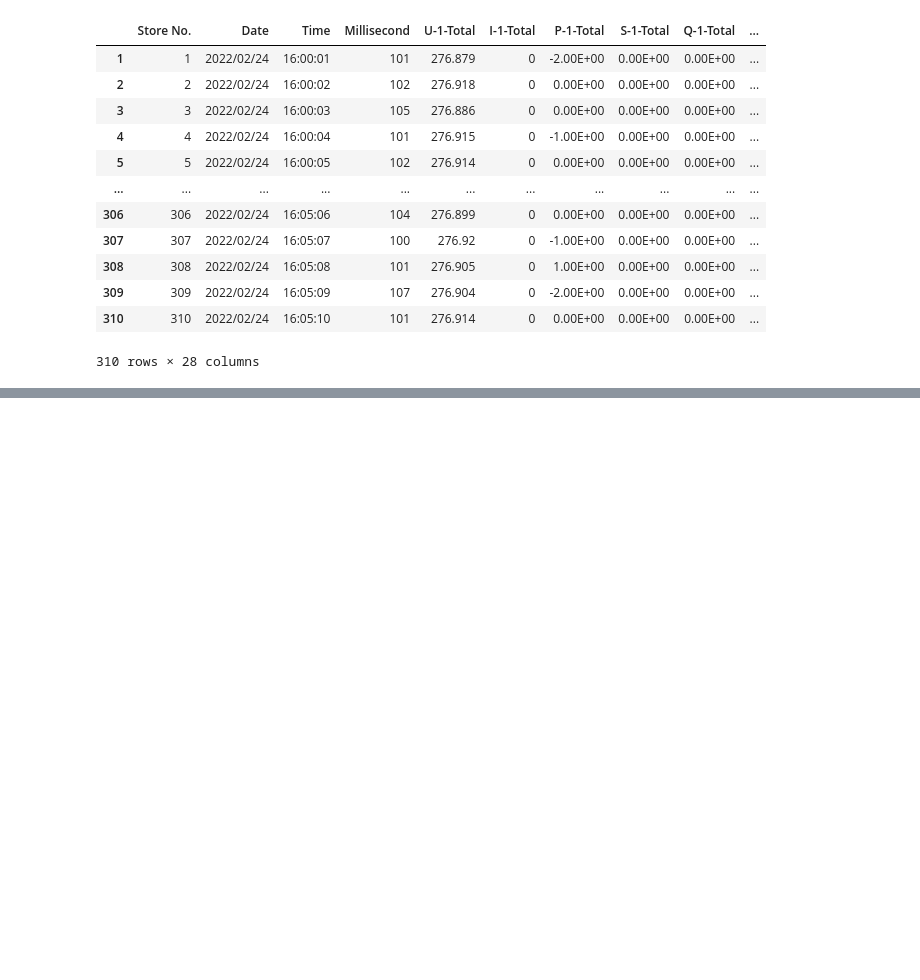
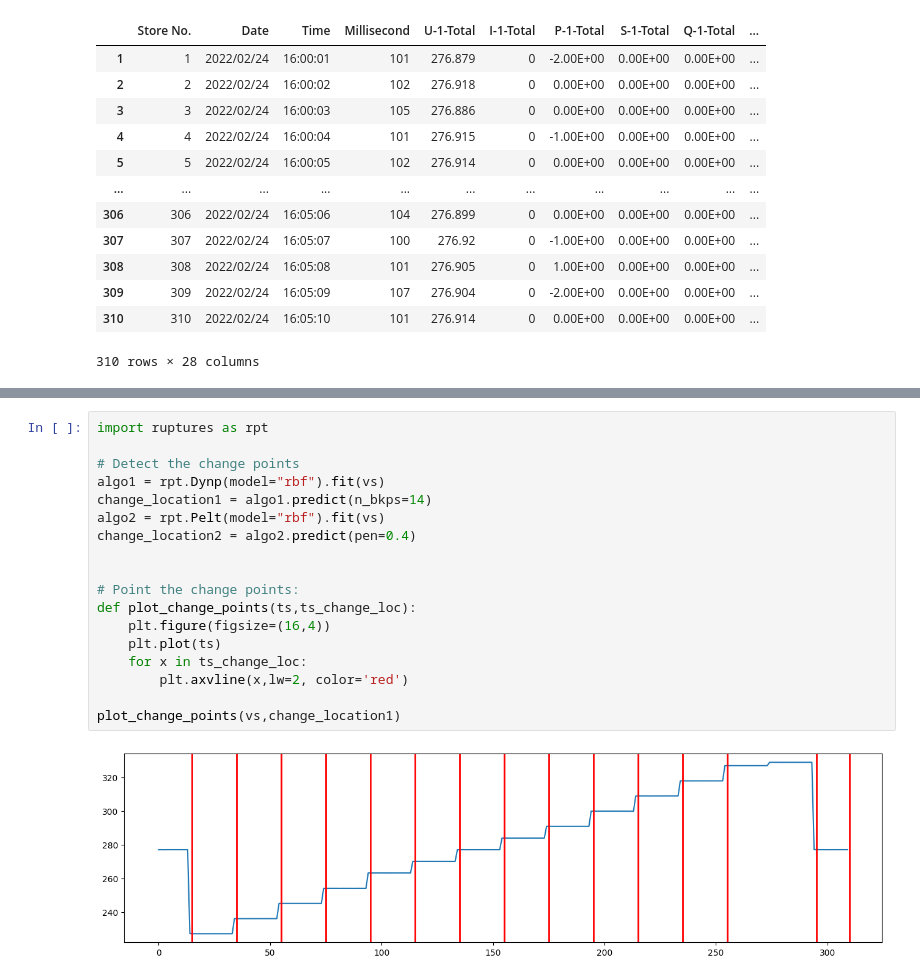
Before and after one commit to elco5/pandas, a Jupyter notebook: wt_viewer.ipynb, the cells around one changed output, grey strips where cells are left out. Drawn from its saved outputs; the diff is of its cells as text; blank space fills up the shorter version.

```diff
--- a/wt_viewer.ipynb
+++ b/wt_viewer.ipynb
@@ -67,0 +103,20 @@ df_trm
+# %%
+import ruptures as rpt
+
+# Detect the change points
+algo1 = rpt.Dynp(model="rbf").fit(vs)
+change_location1 = algo1.predict(n_bkps=14)
+algo2 = rpt.Pelt(model="rbf").fit(vs)
+change_location2 = algo2.predict(pen=0.4)
+
+
+# Point the change points:
+def plot_change_points(ts,ts_change_loc):
+    plt.figure(figsize=(16,4))
+    plt.plot(ts)
+    for x in ts_change_loc:
+        plt.axvline(x,lw=2, color='red')
+
+plot_change_points(vs,change_location1)
+# %% [output]
+[figure, added]
```
Also changed, not shown: parts of 12 cells of this notebook, 7 other files.
